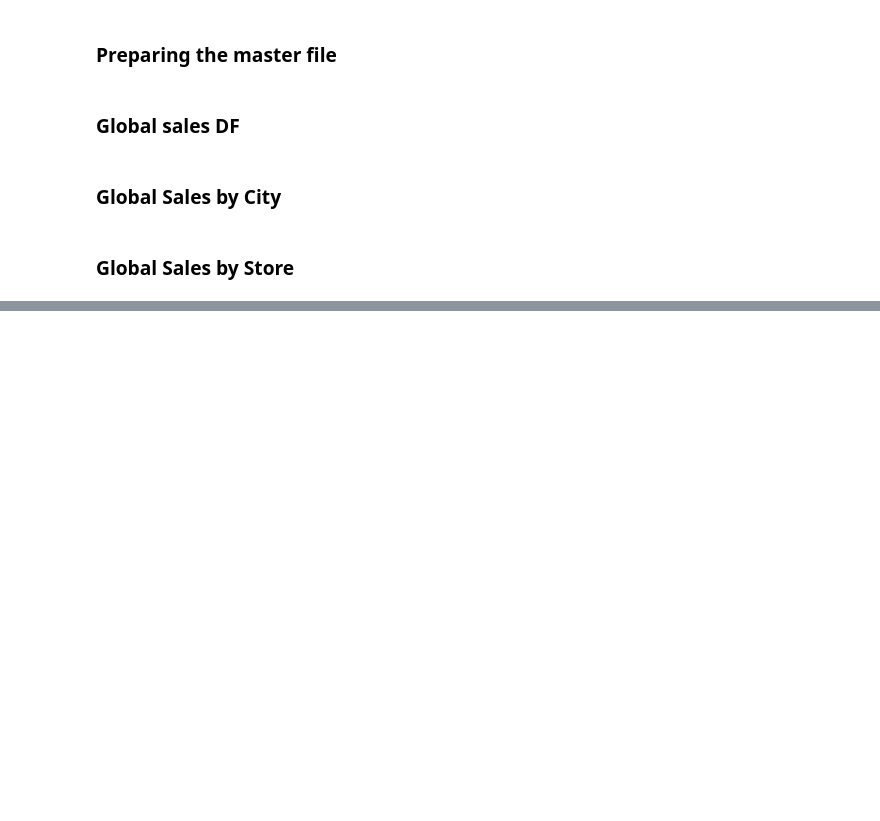
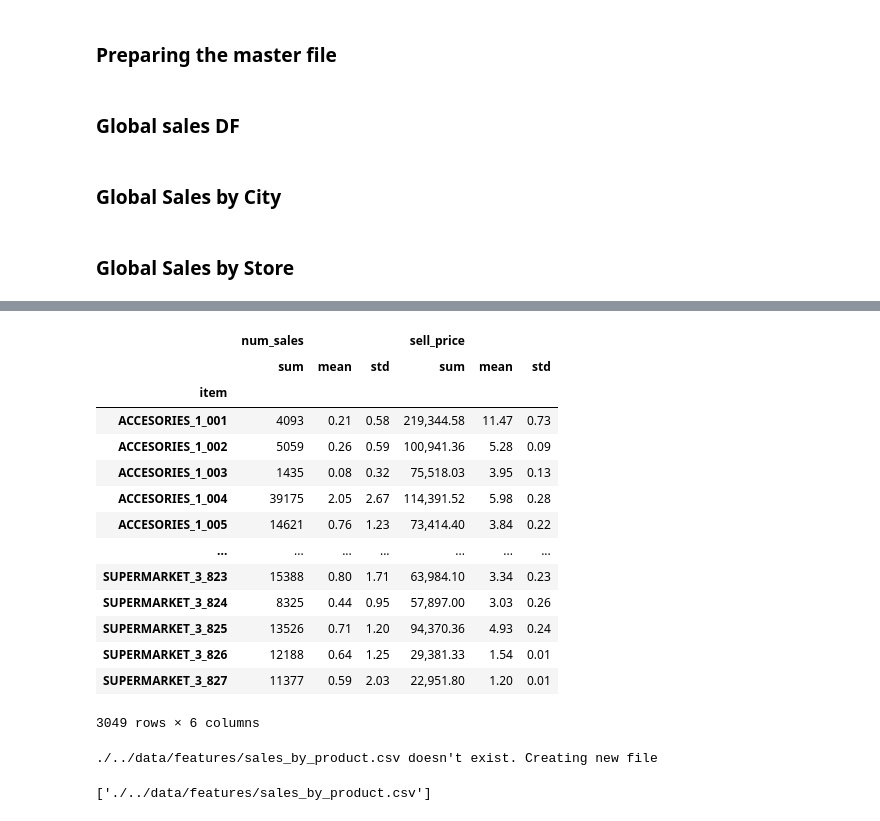
Before and after one commit to Maycas/DS-Market, a Jupyter notebook: 1 - Analysis/2 - Feature engineering.ipynb, the cells around one changed output, grey strips where cells are left out. Saved outputs shown, nothing was run; the diff lists cells and outputs as text; code cells hidden in the pictures; blank space fills up the shorter version.

```diff
--- a/1 - Analysis/2 - Feature engineering.ipynb
+++ b/1 - Analysis/2 - Feature engineering.ipynb
@@ -275,0 +192,10 @@ file_management.save_dfs_to_csv(dfs, directory, prefix = '')
+# %%
+# downloading the feature file from gdrive - in case you didn't run the previous section
+directory = '../data/features/'
+urls = [
+    {'filename': 'master.csv', 'url': 'https://drive.google.com/file/d/1_OCpE6AZK3ju5RJVTJZm8ox5Cn8G3_Ag/view?usp=sharing'},
+]
+
+file_management.download_files_from_url(urls, directory)
+
+master = pd.read_csv(directory + 'master.csv', index_col = 0)
@@ -275,0 +213,5 @@ file_management.save_dfs_to_csv(dfs, directory, prefix = '')
+# %%
+master.drop(columns = ['date', 'weekday', 'weekday_int', 'event', 'year', 'week' ], inplace = True)
+# %%
+master['item'] = master['id'].apply(lambda x: x[:-6])
+master
@@ -275,0 +232,29 @@ file_management.save_dfs_to_csv(dfs, directory, prefix = '')
+# %%
+sales_by_product = master.drop(columns = ['id']).groupby(['item']).agg([np.sum, np.mean, np.std])
+sales_by_product
+# %% [output]
+|  | num_sales |  |  | sell_price |  |  |
+|  | sum | mean | std | sum | mean | std |
+| item |  |  |  |  |  |  |
+| ACCESORIES_1_001 | 4093 | 0.21 | 0.58 | 219,344.58 | 11.47 | 0.73 |
+| ACCESORIES_1_002 | 5059 | 0.26 | 0.59 | 100,941.36 | 5.28 | 0.09 |
+| ACCESORIES_1_003 | 1435 | 0.08 | 0.32 | 75,518.03 | 3.95 | 0.13 |
+| ACCESORIES_1_004 | 39175 | 2.05 | 2.67 | 114,391.52 | 5.98 | 0.28 |
+| ACCESORIES_1_005 | 14621 | 0.76 | 1.23 | 73,414.40 | 3.84 | 0.22 |
+| ... | ... | ... | ... | ... | ... | ... |
+| SUPERMARKET_3_823 | 15388 | 0.80 | 1.71 | 63,984.10 | 3.34 | 0.23 |
+| SUPERMARKET_3_824 | 8325 | 0.44 | 0.95 | 57,897.00 | 3.03 | 0.26 |
+| SUPERMARKET_3_825 | 13526 | 0.71 | 1.20 | 94,370.36 | 4.93 | 0.24 |
+| SUPERMARKET_3_826 | 12188 | 0.64 | 1.25 | 29,381.33 | 1.54 | 0.01 |
+| SUPERMARKET_3_827 | 11377 | 0.59 | 2.03 | 22,951.80 | 1.20 | 0.01 |
+3049 rows × 6 columns
+# %%
+directory = '../data/features'
+dfs = [
+    { 'filename': 'sales_by_product', 'df': sales_by_product },
+]
+
+file_management.save_dfs_to_csv(dfs, directory, prefix = '')
+# %% [output]
+./../data/features/sales_by_product.csv doesn't exist. Creating new file
+['./../data/features/sales_by_product.csv']
```
Also changed, not shown: parts of 15 cells of this notebook, 2 other files.
